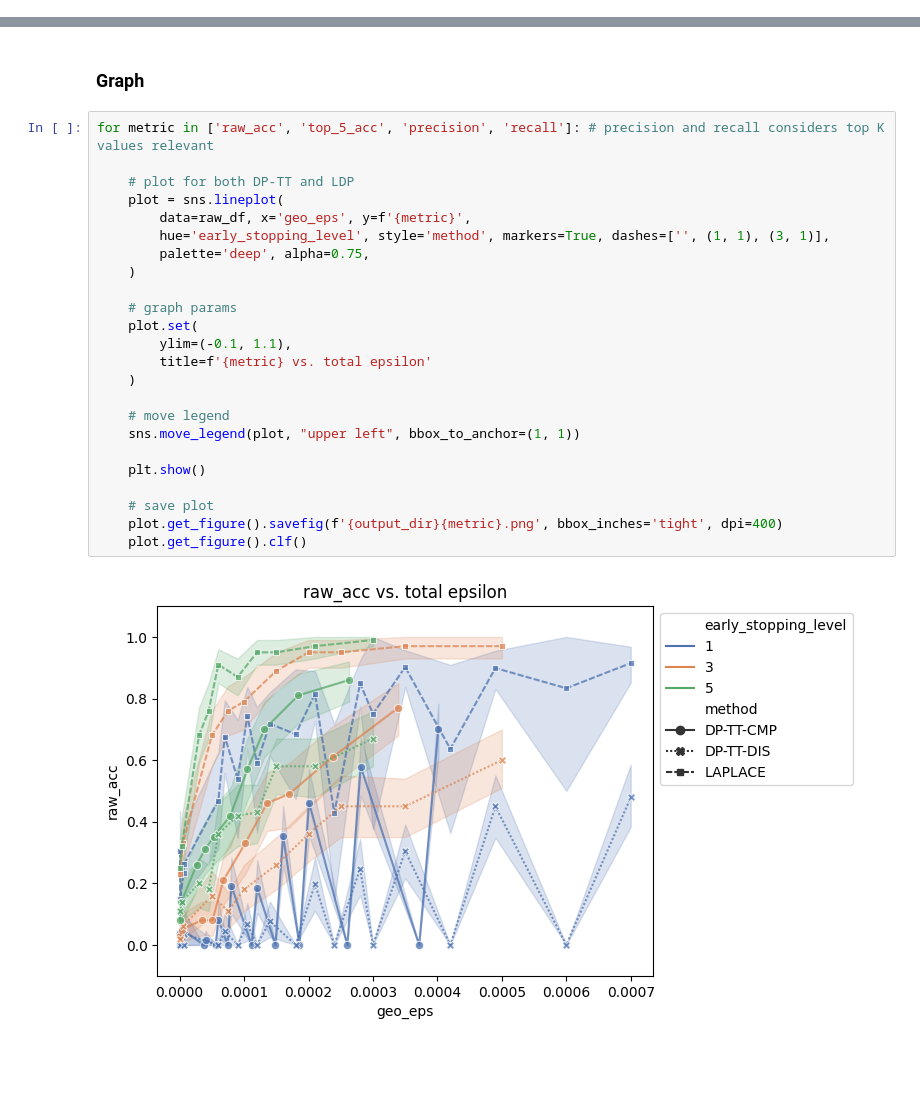
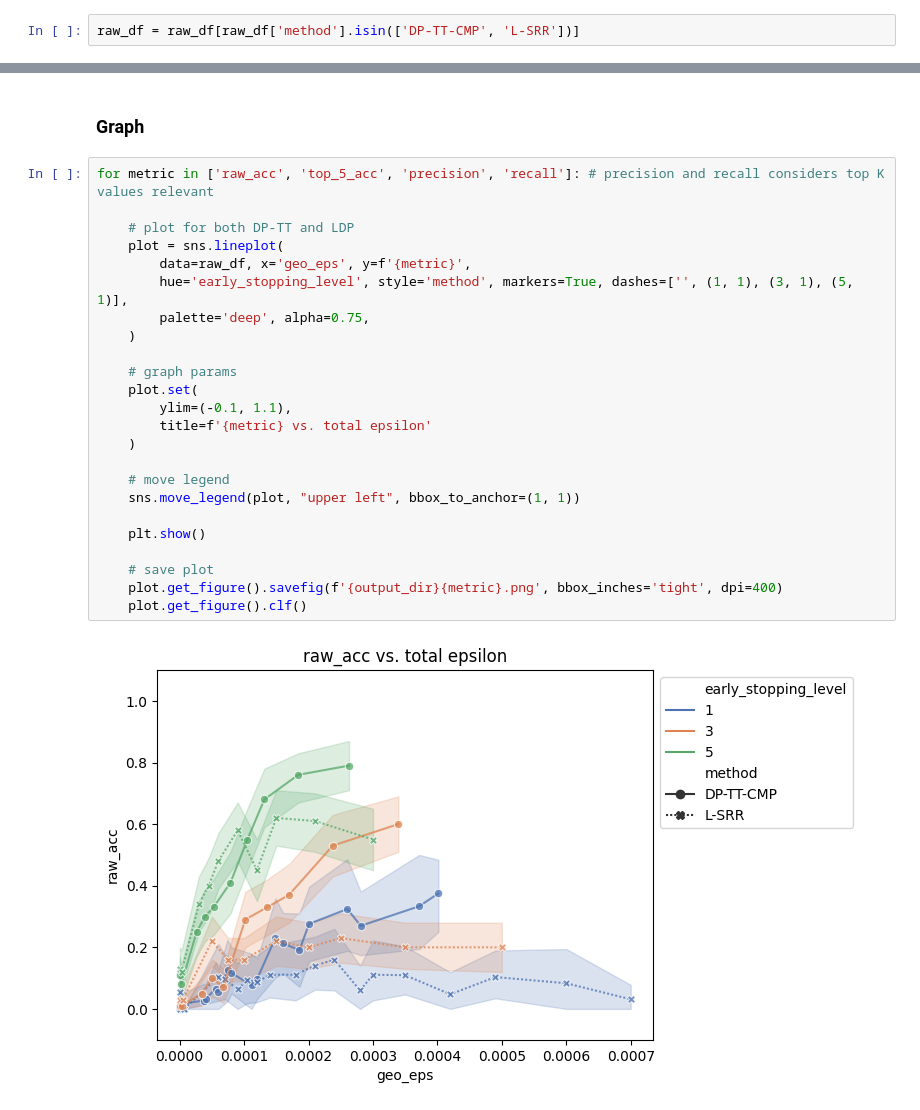
Before and after one commit to d1shs0ap/dpnn, a Jupyter notebook: graphs.ipynb, the cells around one changed output, grey strips where cells are left out. Drawn from its saved outputs; the diff is of its cells as text; blank space fills up the shorter version.

```diff
--- a/graphs.ipynb
+++ b/graphs.ipynb
@@ -12,4 +12,6 @@ output_dir = 'graphs/test/'
 raw_df = pd.read_csv(f'{output_dir}raw.csv')
+# %%
+raw_df = raw_df[raw_df['method'].isin(['DP-TT-CMP', 'L-SRR'])]
 # %% [markdown]
 ### Process results
 # %% [markdown]
@@ -17,26 +19,26 @@ raw_df = pd.read_csv(f'{output_dir}raw.csv')
 # %%
 for metric in ['raw_acc', 'top_5_acc', 'precision', 'recall']: # precision and recall considers top K values relevant
 
     # plot for both DP-TT and LDP
     plot = sns.lineplot(
         data=raw_df, x='geo_eps', y=f'{metric}',
-        hue='early_stopping_level', style='method', markers=True, dashes=['', (1, 1), (3, 1)],
+        hue='early_stopping_level', style='method', markers=True, dashes=['', (1, 1), (3, 1), (5, 1)],
         palette='deep', alpha=0.75,
     )
 
     # graph params
     plot.set(
         ylim=(-0.1, 1.1),
         title=f'{metric} vs. total epsilon'
     )
 
     # move legend
     sns.move_legend(plot, "upper left", bbox_to_anchor=(1, 1))
 
     plt.show()
 
     # save plot
     plot.get_figure().savefig(f'{output_dir}{metric}.png', bbox_inches='tight', dpi=400)
     plot.get_figure().clf()
 # %% [output]
-[figure, old version]
+[figure, new version]
```
Also changed, not shown: parts of 2 cells of this notebook, 7 other files.
